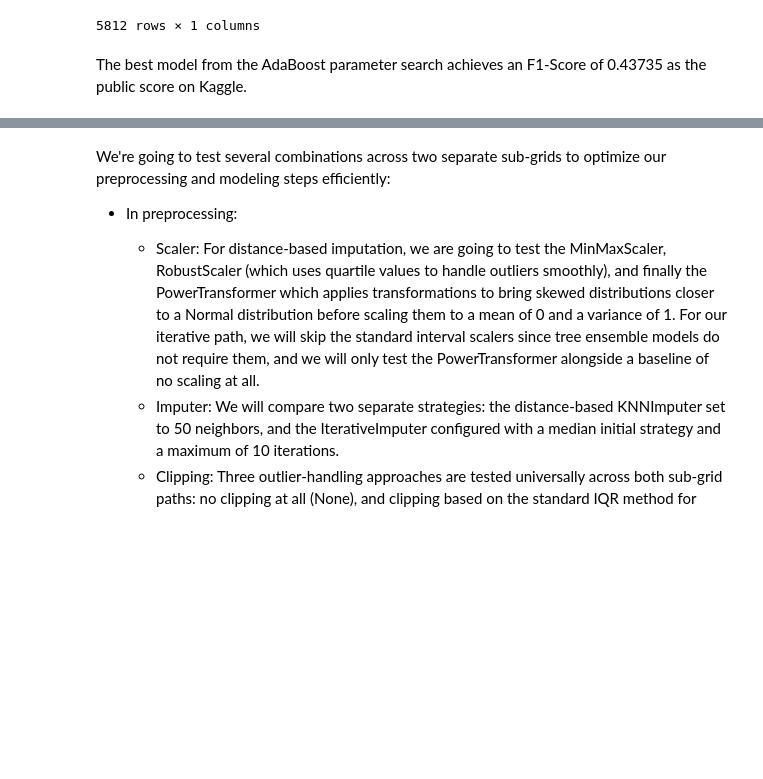
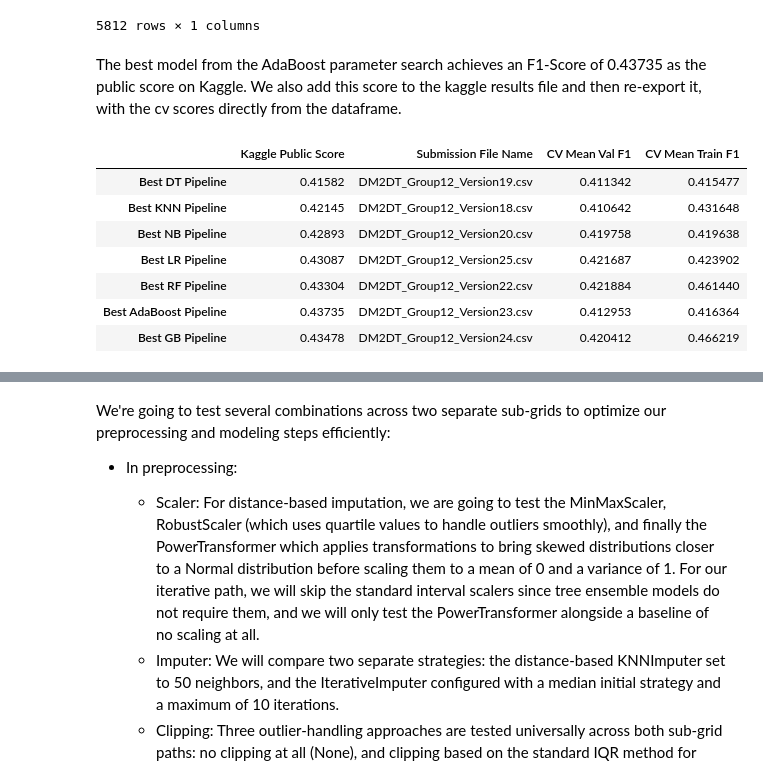
Before and after one commit to Dinis239/DM2_Project, a Jupyter notebook: Modeling/02_Modeling_Ensemble.ipynb, the cells around one changed output, grey strips where cells are left out. Saved outputs shown, nothing was run; the diff lists cells and outputs as text; code cells hidden in the pictures; blank space fills up the shorter version.

Commit message:
Ensemble notebook finished

```diff
--- a/Modeling/02_Modeling_Ensemble.ipynb
+++ b/Modeling/02_Modeling_Ensemble.ipynb
@@ -463,4 +459,22 @@ ab_pred_test
 # %%
 ab_pred_test.to_csv('Files/Submissions/DM2DT_Group12_Version23.csv')
 # %% [markdown]
-The best model from the AdaBoost parameter search achieves an F1-Score of 0.43735 as the public score on Kaggle.
+The best model from the AdaBoost parameter search achieves an F1-Score of 0.43735 as the public score on Kaggle. We also add this score to the kaggle results file and then re-export it, with the cv scores directly from the dataframe.
+# %%
+# We re-read and re-export the file so that the 3 model sections of this notebook can be executed indepently
+kaggle_results_df = pd.read_pickle('Files/Pickle Files/Kaggle_scores.pkl')
+# %%
+# We use iloc[1] because we're actually considering our second best performing model as the best on
+# It's not actually relevant since they score the same, but this is more correct
+kaggle_results_df.loc['Best AdaBoost Pipeline'] = [0.43735, 'DM2DT_Group12_Version23.csv', ab_result_df.iloc[1]['mean_val_f1'], ab_result_df.iloc[1]['mean_train_f1']]
+# %%
+kaggle_results_df
+# %% [output]
+|  | Kaggle Public Score | Submission File Name | CV Mean Val F1 | CV Mean Train F1 |
+| Best DT Pipeline | 0.41582 | DM2DT_Group12_Version19.csv | 0.411342 | 0.415477 |
+| Best KNN Pipeline | 0.42145 | DM2DT_Group12_Version18.csv | 0.410642 | 0.431648 |
+| Best NB Pipeline | 0.42893 | DM2DT_Group12_Version20.csv | 0.419758 | 0.419638 |
+| Best LR Pipeline | 0.43087 | DM2DT_Group12_Version25.csv | 0.421687 | 0.423902 |
+| Best RF Pipeline | 0.43304 | DM2DT_Group12_Version22.csv | 0.421884 | 0.461440 |
+| Best AdaBoost Pipeline | 0.43735 | DM2DT_Group12_Version23.csv | 0.412953 | 0.416364 |
+| Best GB Pipeline | 0.43478 | DM2DT_Group12_Version24.csv | 0.420412 | 0.466219 |
```
Also changed, not shown: parts of 54 cells of this notebook, 1 other file.
